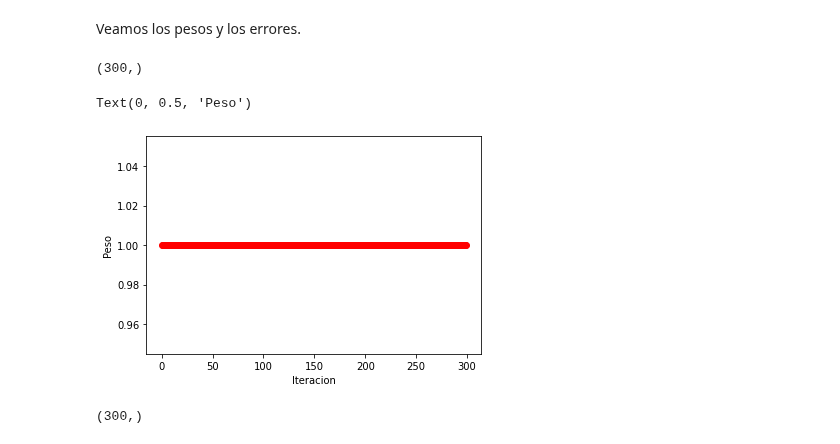
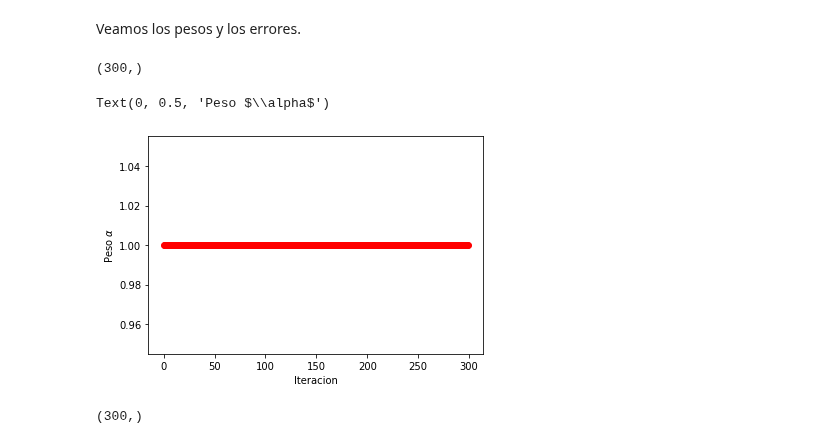
Before and after one commit to JavierGold/ML_UNSAM-2-2020, a Jupyter notebook: 12p_Boosting_Stacking.ipynb, the cells around one changed output. Saved outputs shown, nothing was run; the diff lists cells and outputs as text; code cells hidden in the pictures.

```diff
--- a/12p_Boosting_Stacking.ipynb
+++ b/12p_Boosting_Stacking.ipynb
@@ -113,12 +113,12 @@ Veamos los pesos y los errores.
 # %%
 print(ada_clf.estimator_weights_.shape)
 plt.plot(ada_clf.estimator_weights_,'ro')
 plt.xlabel('Iteracion')
-plt.ylabel('Peso')
+plt.ylabel(r'Peso $\alpha$')
 # %% [output]
 (300,)
-Text(0, 0.5, 'Peso')
+Text(0, 0.5, 'Peso $\\alpha$')
-[figure, old version]
+[figure, new version]
 # %%
 print(ada_clf.estimator_errors_.shape)
 plt.plot(ada_clf.estimator_errors_,'ro')
```
Also changed, not shown: parts of 2 cells of this notebook.
